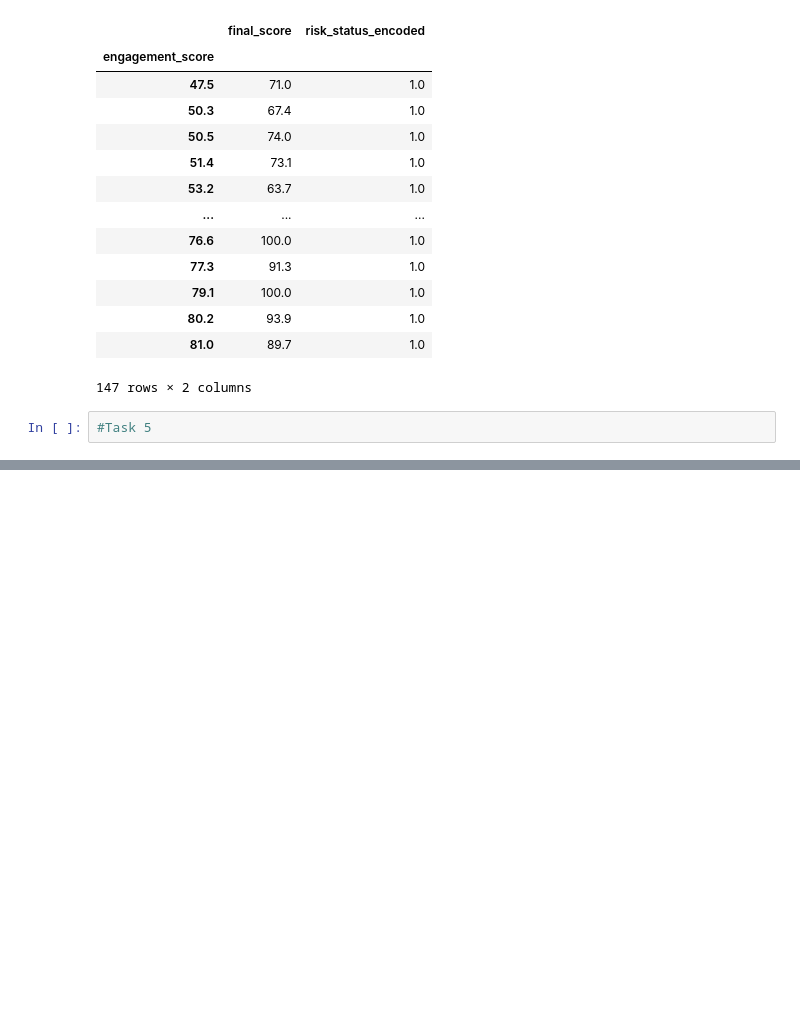
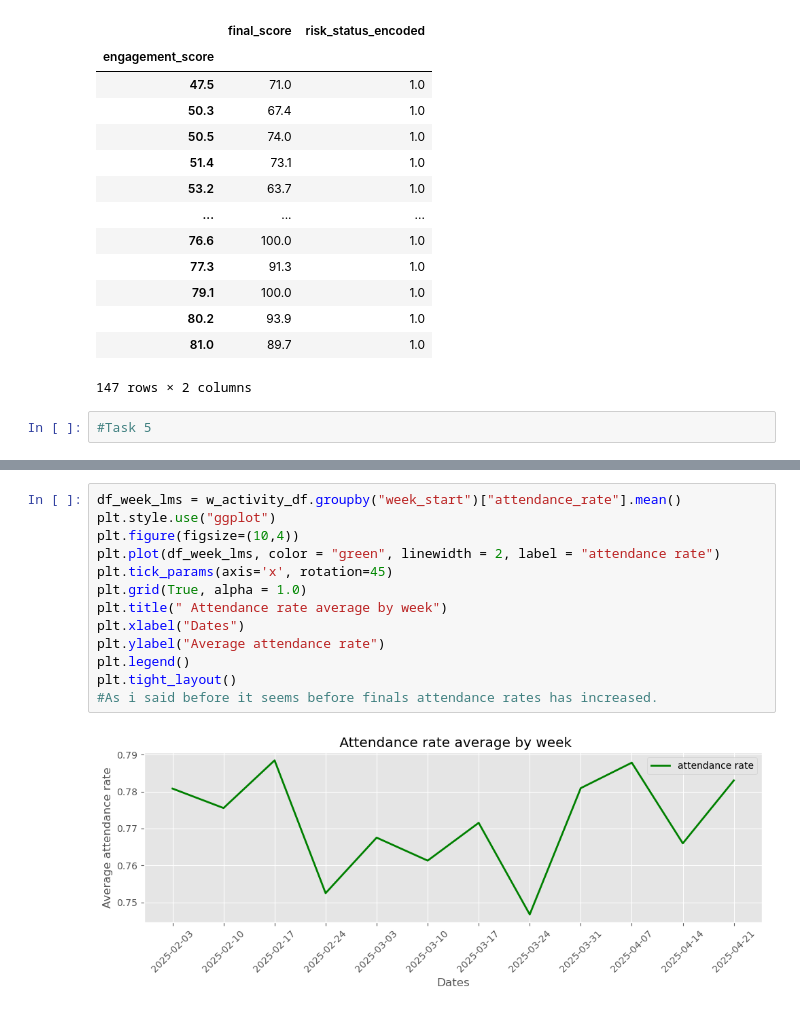
Before and after one commit to AloneMask001/Campus-learning-analytics, a Jupyter notebook: 2365109-HW4.ipynb, the cells around one changed output, grey strips where cells are left out. Cells and saved outputs as stored; diff of their text form; blank space fills up the shorter version.

```diff
--- a/2365109-HW4.ipynb
+++ b/2365109-HW4.ipynb
@@ -1124,0 +1247,15 @@ plt.tight_layout()
+# %%
+df_week_lms = w_activity_df.groupby("week_start")["attendance_rate"].mean()
+plt.style.use("ggplot")
+plt.figure(figsize=(10,4))
+plt.plot(df_week_lms, color = "green", linewidth = 2, label = "attendance rate")
+plt.tick_params(axis='x', rotation=45)
+plt.grid(True, alpha = 1.0)
+plt.title(" Attendance rate average by week")
+plt.xlabel("Dates")
+plt.ylabel("Average attendance rate")
+plt.legend()
+plt.tight_layout()
+#As i said before it seems before finals attendance rates has increased.
+# %% [output]
+[figure, added]
```
Also changed, not shown: parts of 12 cells of this notebook.
